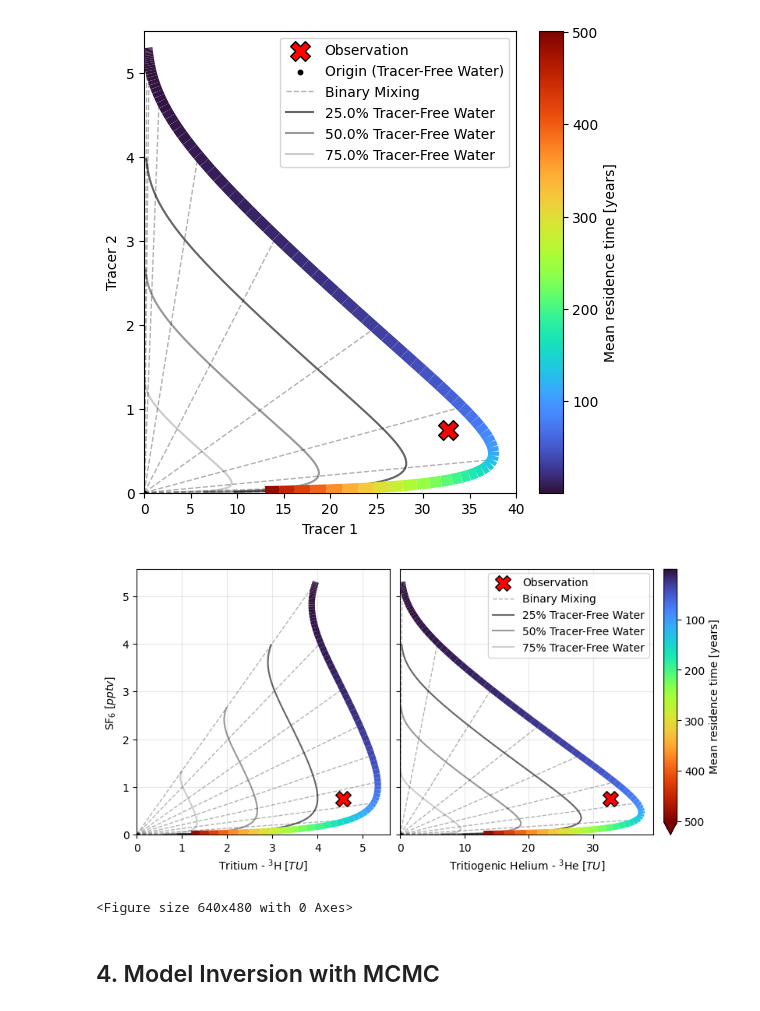
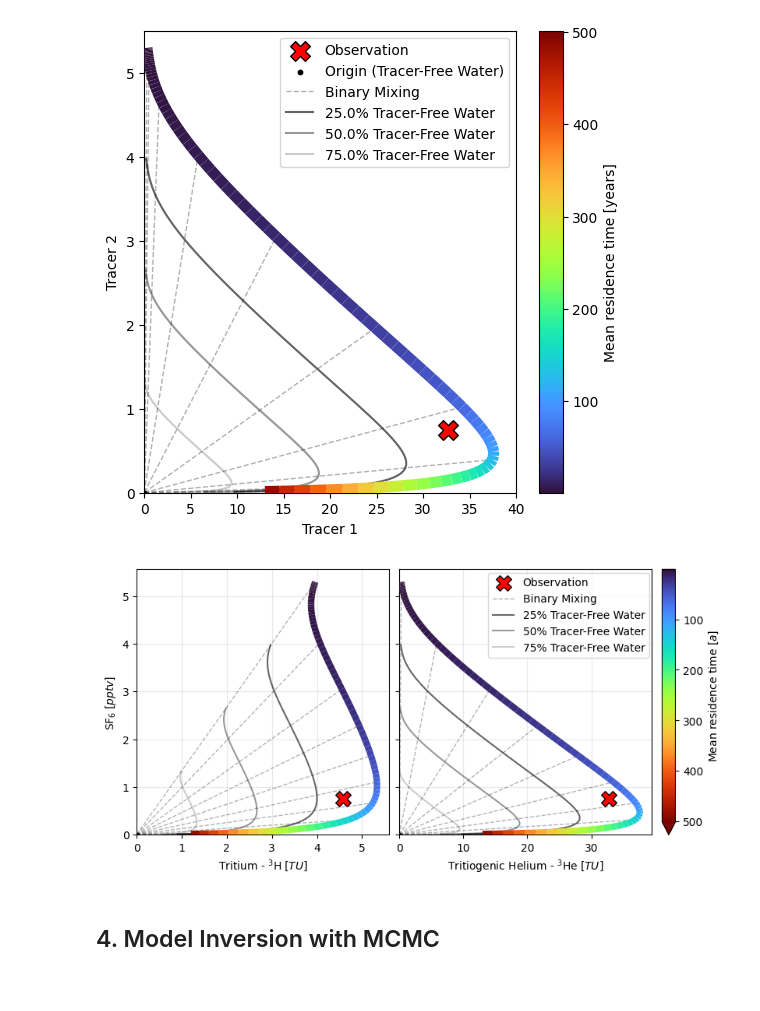
Before and after one commit to iGW-TU-Dresden/PyTracerLab, a Jupyter notebook: docs/examples/example_08.ipynb, the cells around one changed output. Drawn from its saved outputs; the diff is of its cells as text; code cells hidden in the pictures.

```diff
--- a/docs/examples/example_08.ipynb
+++ b/docs/examples/example_08.ipynb
@@ -366,37 +366,36 @@ for i, ax in enumerate(axs):
         line_lw=6.
     )
     lc.set_norm(norm)  # enforce shared normalization
     mappables.append(lc)
     ax.set_xlim(0.)
     ax.set_ylim(0.)
 
 # shared colorbar (use any of the LineCollections as the mappable)
 cbar = fig.colorbar(
     mappables[0],
     ax=axs,
-    label="Mean residence time [years]",
+    label=r"Mean residence time $ [a] $",
     fraction=0.035,
     pad=0.02,
     extend="max"
 )
 cbar.ax.invert_yaxis()
 
 # legend: usually best to show it only once to avoid clutter
 handles, labels = axs[0].get_legend_handles_labels()
 fig.legend(handles, labels, loc=(.62, .7), ncol=1, frameon=True)
 
 axs[0].set_xlabel(r"Tritium - $ ^3\mathrm{H} \; [TU] $")
 axs[0].set_ylabel(r"$ \mathrm{SF}_6 \; [pptv] $")
 axs[0].grid(True, alpha=0.3)
 axs[1].set_xlabel(r"Tritiogenic Helium - $ ^3\mathrm{He} \; [TU] $")
 axs[1].grid(True, alpha=0.3)
 
-plt.show()
+# plt.show()
 
 plt.savefig("tracer_tracer_plots_benchmark.png", dpi=600)
 # %% [output]
-[figure, old version]
+[figure, new version]
-<Figure size 640x480 with 0 Axes>
 # %% [markdown]
 ## 4. Model Inversion with MCMC
 # %%
```
Also changed, not shown: 4 other files.
